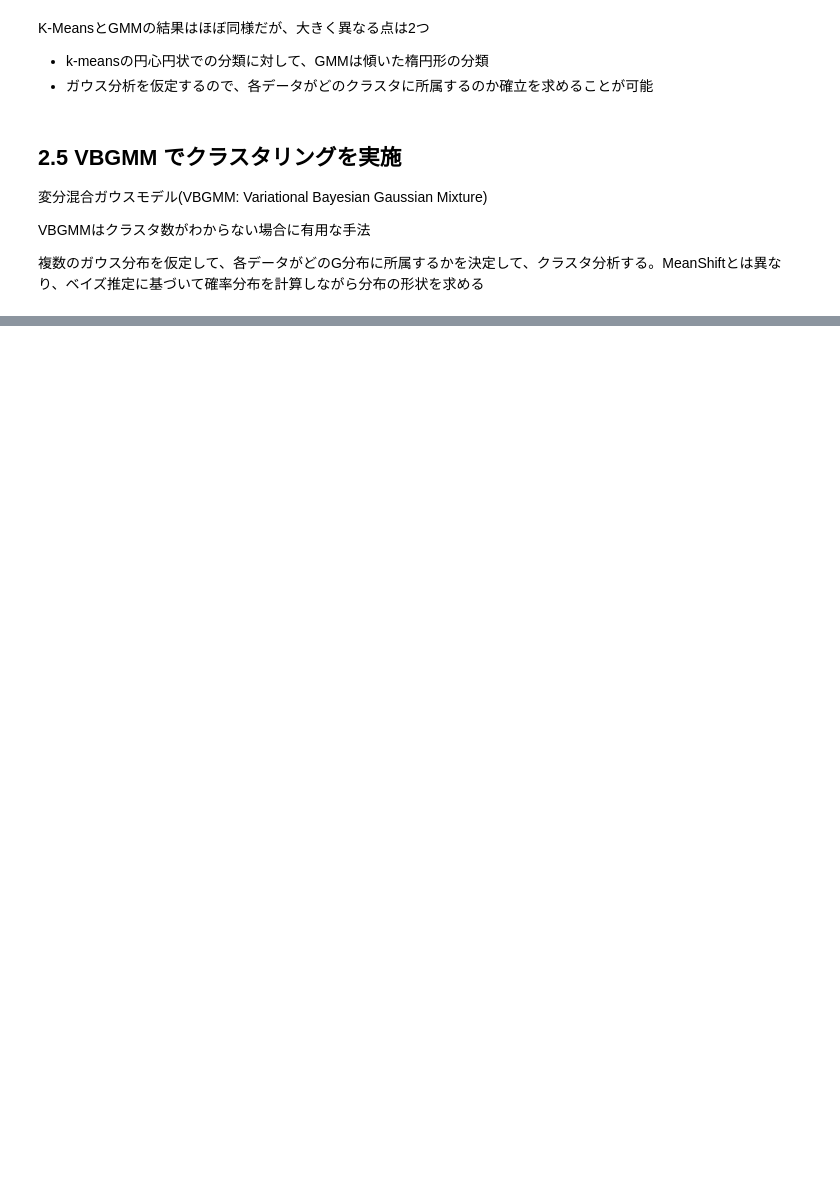
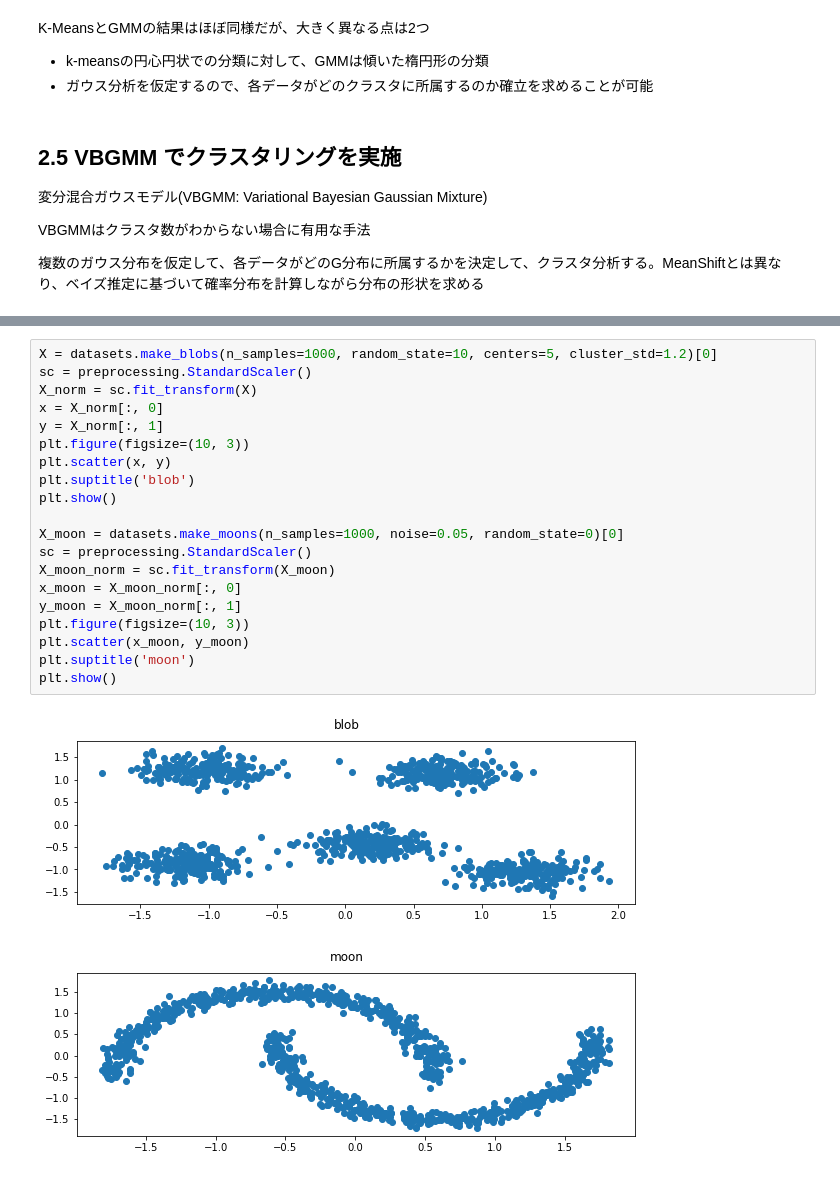
Before and after one commit to kackey0-1/ml_handson, a Jupyter notebook: ai_model_build_100/2_multiple_clusterings.ipynb, the cells around one changed output, grey strips where cells are left out. Cells and saved outputs as stored; diff of their text form; blank space fills up the shorter version.

```diff
--- a/ai_model_build_100/2_multiple_clusterings.ipynb
+++ b/ai_model_build_100/2_multiple_clusterings.ipynb
@@ -258,0 +325,23 @@ plt.show()
+# %%
+X = datasets.make_blobs(n_samples=1000, random_state=10, centers=5, cluster_std=1.2)[0]
+sc = preprocessing.StandardScaler()
+X_norm = sc.fit_transform(X)
+x = X_norm[:, 0]
+y = X_norm[:, 1]
+plt.figure(figsize=(10, 3))
+plt.scatter(x, y)
+plt.suptitle('blob')
+plt.show()
+
+X_moon = datasets.make_moons(n_samples=1000, noise=0.05, random_state=0)[0]
+sc = preprocessing.StandardScaler()
+X_moon_norm = sc.fit_transform(X_moon)
+x_moon = X_moon_norm[:, 0]
+y_moon = X_moon_norm[:, 1]
+plt.figure(figsize=(10, 3))
+plt.scatter(x_moon, y_moon)
+plt.suptitle('moon')
+plt.show()
+# %% [output]
+[figure, added]
+[figure, added]
```
Also changed, not shown: parts of 19 cells of this notebook, 1 other file.
